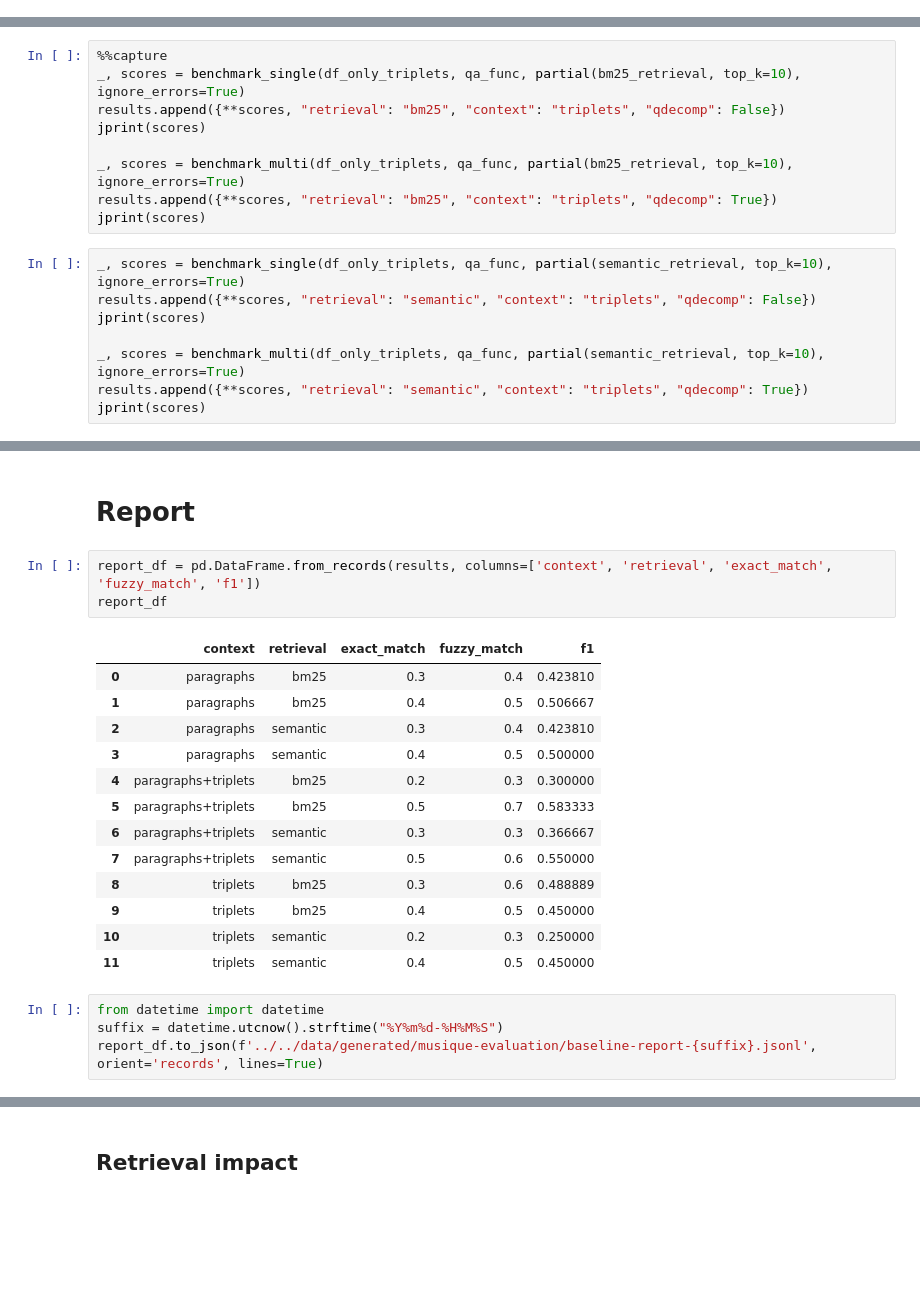
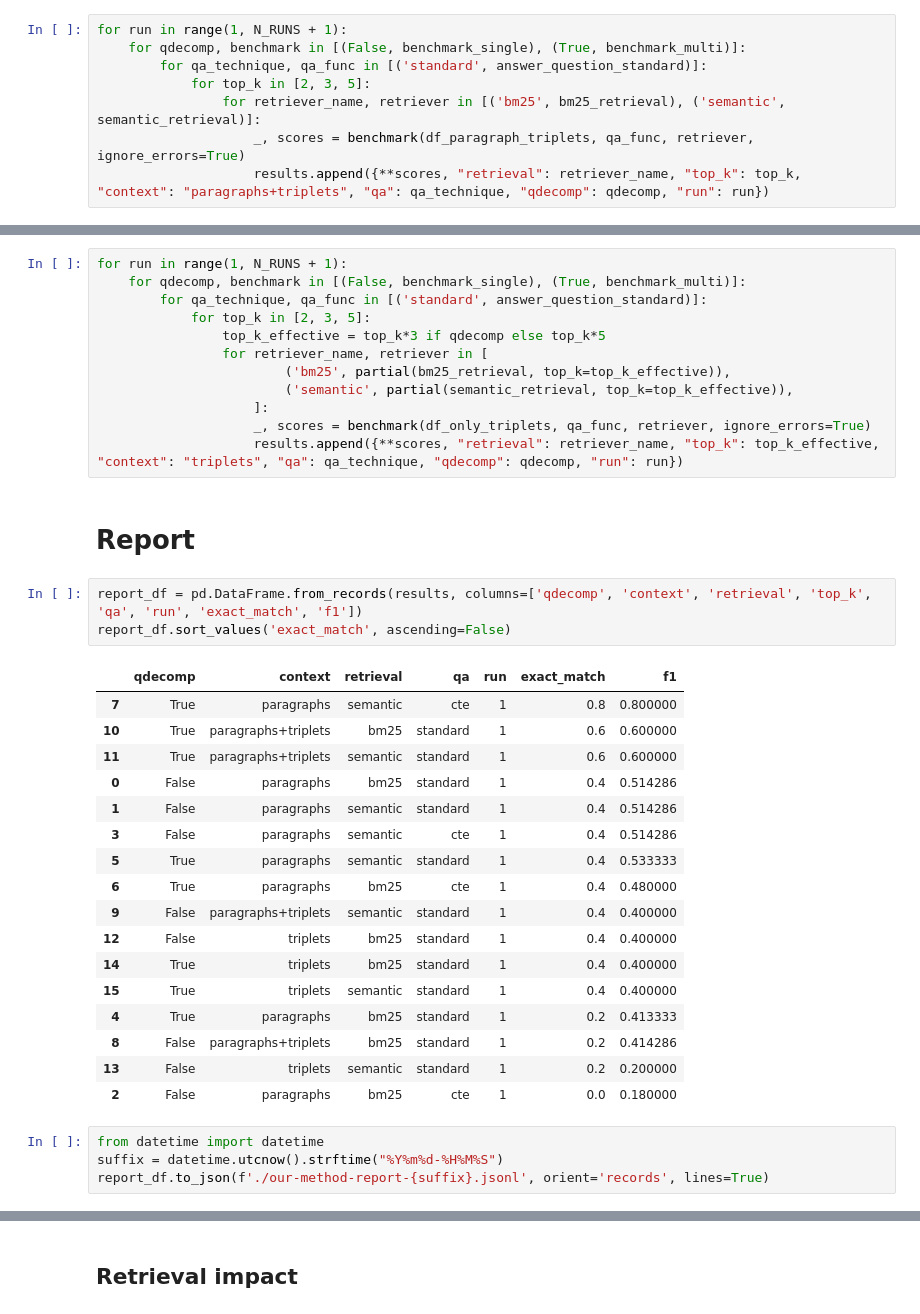
Before and after one commit to bdsaglam/bellem, a Jupyter notebook: dev_nbs/musique-kg-llm/our-method-variations.ipynb, the cells around one changed output, grey strips where cells are left out. Cells and saved outputs as stored; diff of their text form; blank space fills up the shorter version.

```diff
--- a/dev_nbs/musique-kg-llm/our-method-variations.ipynb
+++ b/dev_nbs/musique-kg-llm/our-method-variations.ipynb
@@ -197,3 +154,11 @@ jprint(scores)
+# %%
+for run in range(1, N_RUNS + 1):
+    for qdecomp, benchmark in [(False, benchmark_single), (True, benchmark_multi)]:
+        for qa_technique, qa_func in [('standard', answer_question_standard)]:
+            for top_k in [2, 3, 5]:
+                for retriever_name, retriever in [('bm25', bm25_retrieval), ('semantic', semantic_retrieval)]:
+                    _, scores = benchmark(df_paragraph_triplets, qa_func, retriever, ignore_errors=True)
+                    results.append({**scores, "retrieval": retriever_name, "top_k": top_k, "context": "paragraphs+triplets", "qa": qa_technique, "qdecomp": qdecomp, "run": run})
 # %% [markdown]
 ## Only triplets
 # %%
@@ -214,20 +179,3 @@ df_only_triplets.head()
 print(df_only_triplets.iloc[0]['paragraphs'][0]['paragraph_text'])
 # %% [output]
 Liliana Mumy | father | Bill Mumy
-# %%
-%%capture
-_, scores = benchmark_single(df_only_triplets, qa_func, partial(bm25_retrieval, top_k=10), ignore_errors=True)
-results.append({**scores, "retrieval": "bm25", "context": "triplets", "qdecomp": False})
-jprint(scores)
-
-_, scores = benchmark_multi(df_only_triplets, qa_func, partial(bm25_retrieval, top_k=10), ignore_errors=True)
-results.append({**scores, "retrieval": "bm25", "context": "triplets", "qdecomp": True})
-jprint(scores)
-# %%
-_, scores = benchmark_single(df_only_triplets, qa_func, partial(semantic_retrieval, top_k=10), ignore_errors=True)
-results.append({**scores, "retrieval": "semantic", "context": "triplets", "qdecomp": False})
-jprint(scores)
-
-_, scores = benchmark_multi(df_only_triplets, qa_func, partial(semantic_retrieval, top_k=10), ignore_errors=True)
-results.append({**scores, "retrieval": "semantic", "context": "triplets", "qdecomp": True})
-jprint(scores)
@@ -245,23 +182,39 @@ jprint(scores)
+# %%
+for run in range(1, N_RUNS + 1):
+    for qdecomp, benchmark in [(False, benchmark_single), (True, benchmark_multi)]:
+        for qa_technique, qa_func in [('standard', answer_question_standard)]:
+            for top_k in [2, 3, 5]:
+                top_k_effective = top_k*3 if qdecomp else top_k*5
+                for retriever_name, retriever in [
+                        ('bm25', partial(bm25_retrieval, top_k=top_k_effective)),
+                        ('semantic', partial(semantic_retrieval, top_k=top_k_effective)),
+                    ]:
+                    _, scores = benchmark(df_only_triplets, qa_func, retriever, ignore_errors=True)
+                    results.append({**scores, "retrieval": retriever_name, "top_k": top_k_effective, "context": "triplets", "qa": qa_technique, "qdecomp": qdecomp, "run": run})
 # %% [markdown]
 # Report
 # %%
-report_df = pd.DataFrame.from_records(results, columns=['context', 'retrieval', 'exact_match', 'fuzzy_match', 'f1'])
-report_df
+report_df = pd.DataFrame.from_records(results, columns=['qdecomp', 'context', 'retrieval', 'top_k', 'qa', 'run', 'exact_match', 'f1'])
+report_df.sort_values('exact_match', ascending=False)
 # %% [output]
-|  | context | retrieval | exact_match | fuzzy_match | f1 |
-| 0 | paragraphs | bm25 | 0.3 | 0.4 | 0.423810 |
-| 1 | paragraphs | bm25 | 0.4 | 0.5 | 0.506667 |
-| 2 | paragraphs | semantic | 0.3 | 0.4 | 0.423810 |
-| 3 | paragraphs | semantic | 0.4 | 0.5 | 0.500000 |
-| 4 | paragraphs+triplets | bm25 | 0.2 | 0.3 | 0.300000 |
-| 5 | paragraphs+triplets | bm25 | 0.5 | 0.7 | 0.583333 |
-| 6 | paragraphs+triplets | semantic | 0.3 | 0.3 | 0.366667 |
-| 7 | paragraphs+triplets | semantic | 0.5 | 0.6 | 0.550000 |
-| 8 | triplets | bm25 | 0.3 | 0.6 | 0.488889 |
-| 9 | triplets | bm25 | 0.4 | 0.5 | 0.450000 |
-| 10 | triplets | semantic | 0.2 | 0.3 | 0.250000 |
-| 11 | triplets | semantic | 0.4 | 0.5 | 0.450000 |
+|  | qdecomp | context | retrieval | qa | run | exact_match | f1 |
+| 7 | True | paragraphs | semantic | cte | 1 | 0.8 | 0.800000 |
+| 10 | True | paragraphs+triplets | bm25 | standard | 1 | 0.6 | 0.600000 |
+| 11 | True | paragraphs+triplets | semantic | standard | 1 | 0.6 | 0.600000 |
+| 0 | False | paragraphs | bm25 | standard | 1 | 0.4 | 0.514286 |
+| 1 | False | paragraphs | semantic | standard | 1 | 0.4 | 0.514286 |
+| 3 | False | paragraphs | semantic | cte | 1 | 0.4 | 0.514286 |
+| 5 | True | paragraphs | semantic | standard | 1 | 0.4 | 0.533333 |
+| 6 | True | paragraphs | bm25 | cte | 1 | 0.4 | 0.480000 |
+| 9 | False | paragraphs+triplets | semantic | standard | 1 | 0.4 | 0.400000 |
+| 12 | False | triplets | bm25 | standard | 1 | 0.4 | 0.400000 |
+| 14 | True | triplets | bm25 | standard | 1 | 0.4 | 0.400000 |
+| 15 | True | triplets | semantic | standard | 1 | 0.4 | 0.400000 |
+| 4 | True | paragraphs | bm25 | standard | 1 | 0.2 | 0.413333 |
+| 8 | False | paragraphs+triplets | bm25 | standard | 1 | 0.2 | 0.414286 |
+| 13 | False | triplets | semantic | standard | 1 | 0.2 | 0.200000 |
+| 2 | False | paragraphs | bm25 | cte | 1 | 0.0 | 0.180000 |
 # %%
 from datetime import datetime
 suffix = datetime.utcnow().strftime("%Y%m%d-%H%M%S")
-report_df.to_json(f'../../data/generated/musique-evaluation/baseline-report-{suffix}.jsonl', orient='records', lines=True)
+report_df.to_json(f'./our-method-report-{suffix}.jsonl', orient='records', lines=True)
```
Also changed, not shown: parts of 16 cells of this notebook.
